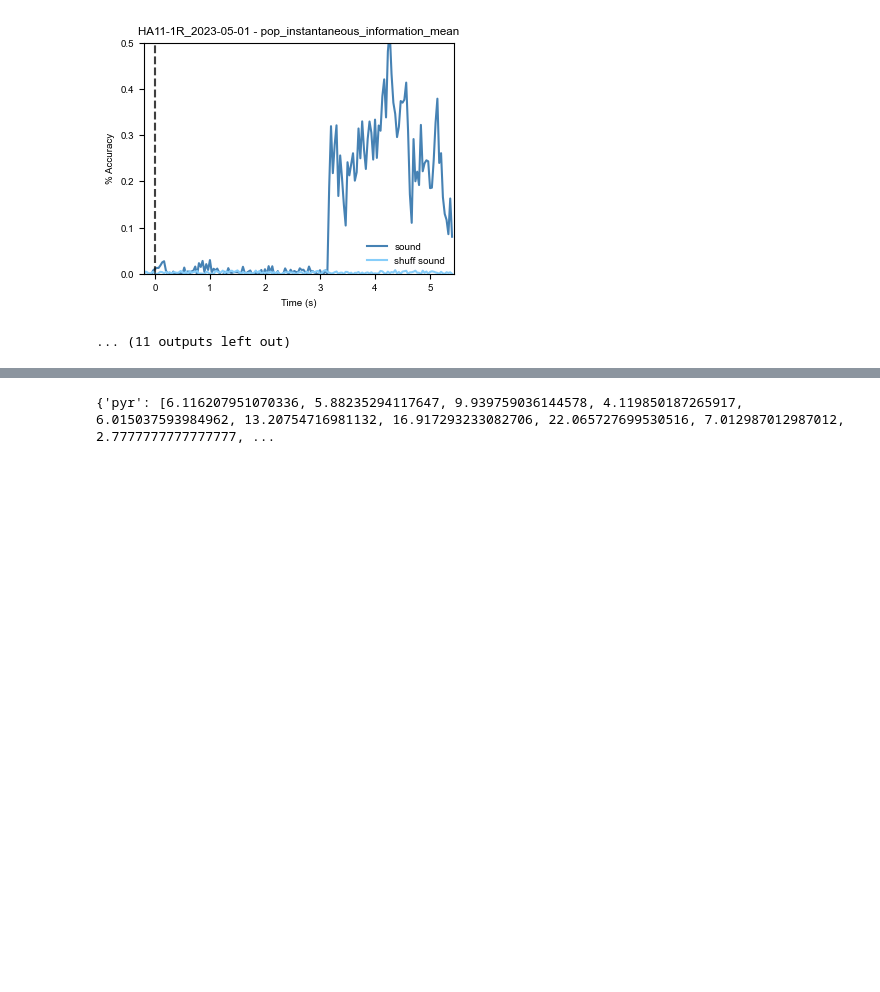
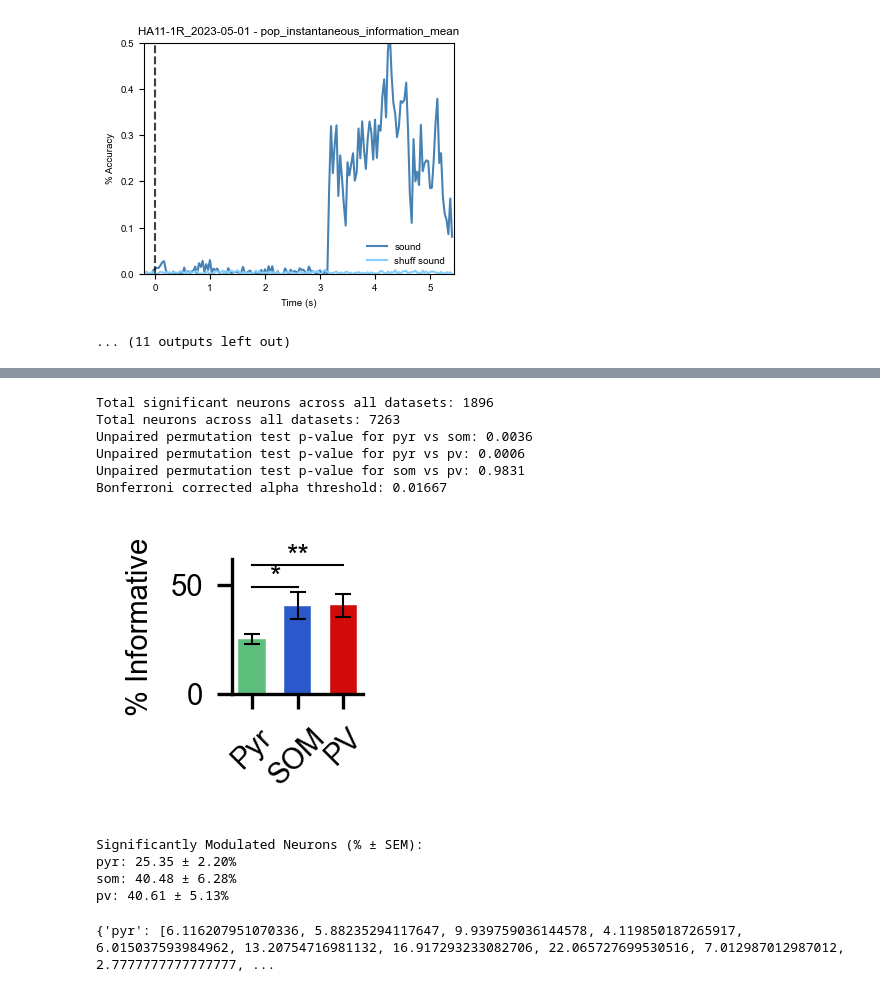
Before and after one commit to constanzabassi/GLM-analysis, a Jupyter notebook: run_glm_decoding_analysis.ipynb, the cells around one changed output, grey strips where cells are left out. Drawn from its saved outputs; the diff is of its cells as text; code cells hidden in the pictures; blank space fills up the shorter version.

```diff
--- a/run_glm_decoding_analysis.ipynb
+++ b/run_glm_decoding_analysis.ipynb
@@ -586,3 +919,35 @@ KeyError: 'HA11-1R_2023-05-05'
+# %%
+types = 'violin'  # 'cdf' or 'histogram' or 'violin'
+decoder_type = 'choice'  # 'choice' or 'sound_category' or 'photostim' or 'outcome'
+
+save_path = f'{plotter.save_results}/{decoder_type}/'#f'{plotter.save_results}_14to169/{current_model_type}{decoder_type}/' #f'{plotter.save_results}/{current_model_type}{start_frame}{current_decoder_type}/'
+os.makedirs(save_path, exist_ok=True)
+end_frame = 169 #169
+significant_neurons_data, significance_struc, significant_neurons = analysis_dec.analyze_significant_neurons(
+            results_dict=results_pre_all_sb,
+            shuffled_structure = shuffled_structure,
+            method = 'threshold_peak', #threshold_peak', 'range_threshold'
+            decoder_type = decoder_type,  # Or your preferred decoder type
+            start_frame = 14,                 # Specify start frame
+            end_frame = end_frame,  #100                  # Specify end frame if needed, else None
+            metric = 'sc_instantaneous_information_mean', #choose sc metric to look at
+            significance_percentile = 95,         #used to determine significant cells
+            threshold = 0.06 ,                   #None or 0.06 (from Runyan 2017)
+
+        )
+means, sems, percentages_by_celltype = plotter.plot_significant_neuron_percentages_by_celltype( significance_struc,analysis_dec.celltype_info, save_path=f'{save_path}bar_{decoder_type}{end_frame}_percent_informative.pdf', star_height_percentage=-0.05)
+# %% [output]
+Total significant neurons across all datasets: 1896
+Total neurons across all datasets: 7263
+Unpaired permutation test p-value for pyr vs som: 0.0036
+Unpaired permutation test p-value for pyr vs pv: 0.0006
+Unpaired permutation test p-value for som vs pv: 0.9831
+Bonferroni corrected alpha threshold: 0.01667
+[figure, added]
+Significantly Modulated Neurons (% ± SEM):
+pyr: 25.35 ± 2.20%
+som: 40.48 ± 6.28%
+pv: 40.61 ± 5.13%
 # %%
 print(percentages_by_celltype)
 # %% [output]
```
Also changed, not shown: parts of 12 cells of this notebook, 1 other file.
